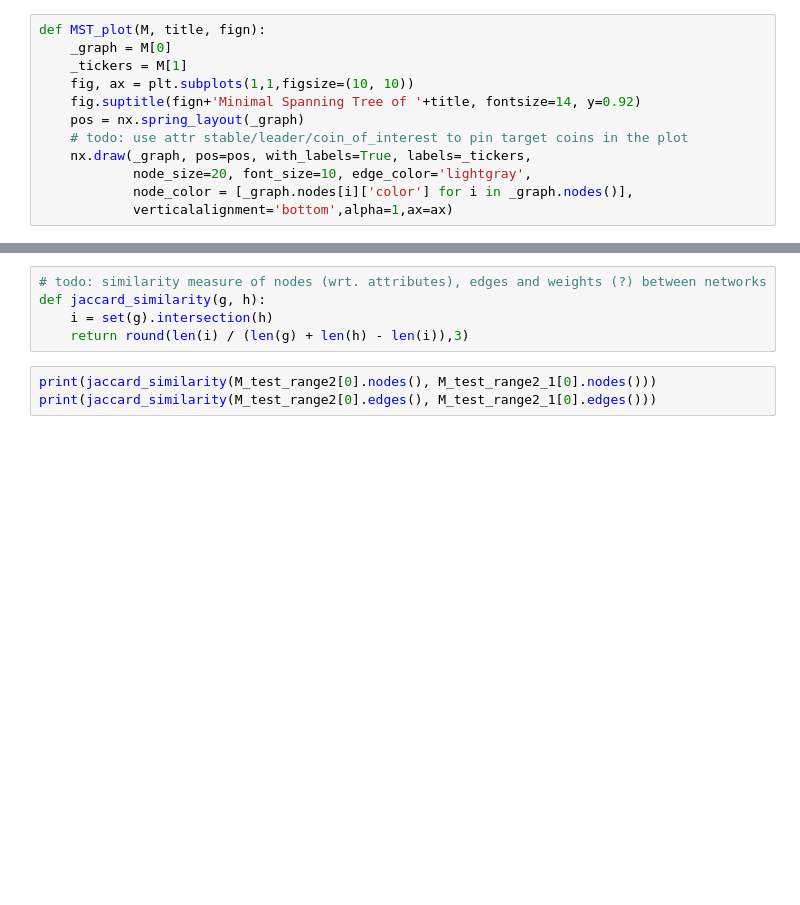
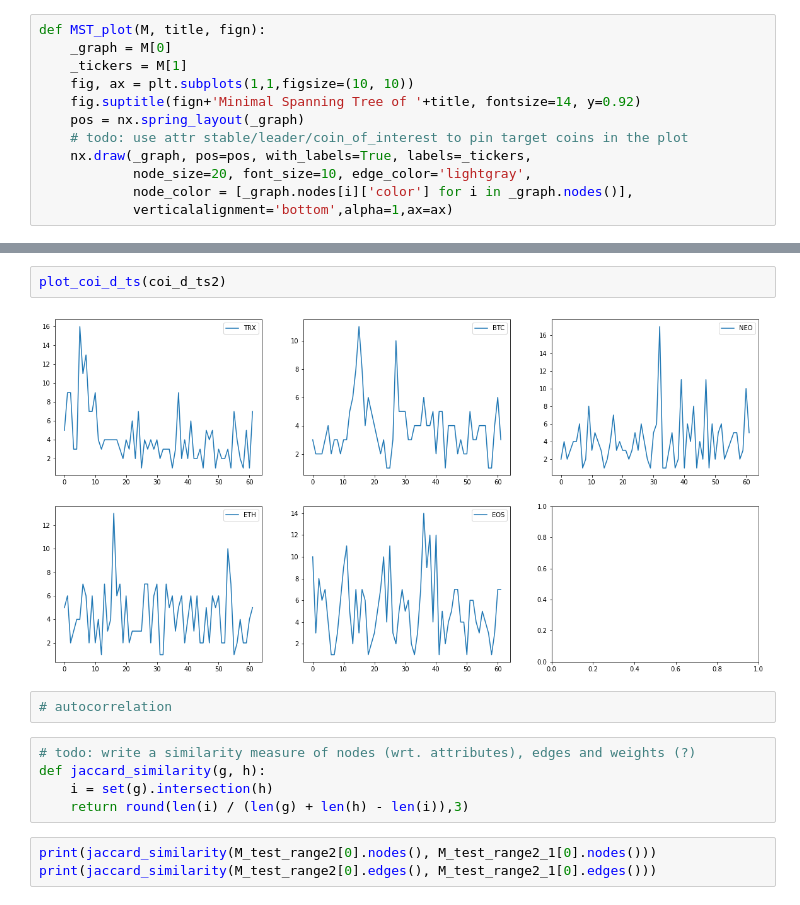
Before and after one commit to codingFerryman/crypto_market_hierarchy_structure, a Jupyter notebook: src/30m_MST_per_day.ipynb, the cells around one changed output, grey strips where cells are left out. Cells and saved outputs as stored; diff of their text form; blank space fills up the shorter version.

```diff
--- a/src/30m_MST_per_day.ipynb
+++ b/src/30m_MST_per_day.ipynb
@@ -204,5 +281,11 @@ MST_plot(M_test_range2_1_t, f'{time_range2[56]} 30m', 'Fig. 3 ')
+# %%
+plot_coi_d_ts(coi_d_ts2)
+# %% [output]
+[figure, added]
+# %%
+# autocorrelation
 # %%
-# todo: similarity measure of nodes (wrt. attributes), edges and weights (?) between networks
+# todo: write a similarity measure of nodes (wrt. attributes), edges and weights (?)
 def jaccard_similarity(g, h):
     i = set(g).intersection(h)
     return round(len(i) / (len(g) + len(h) - len(i)),3)
```
Also changed, not shown: parts of 28 cells of this notebook.
